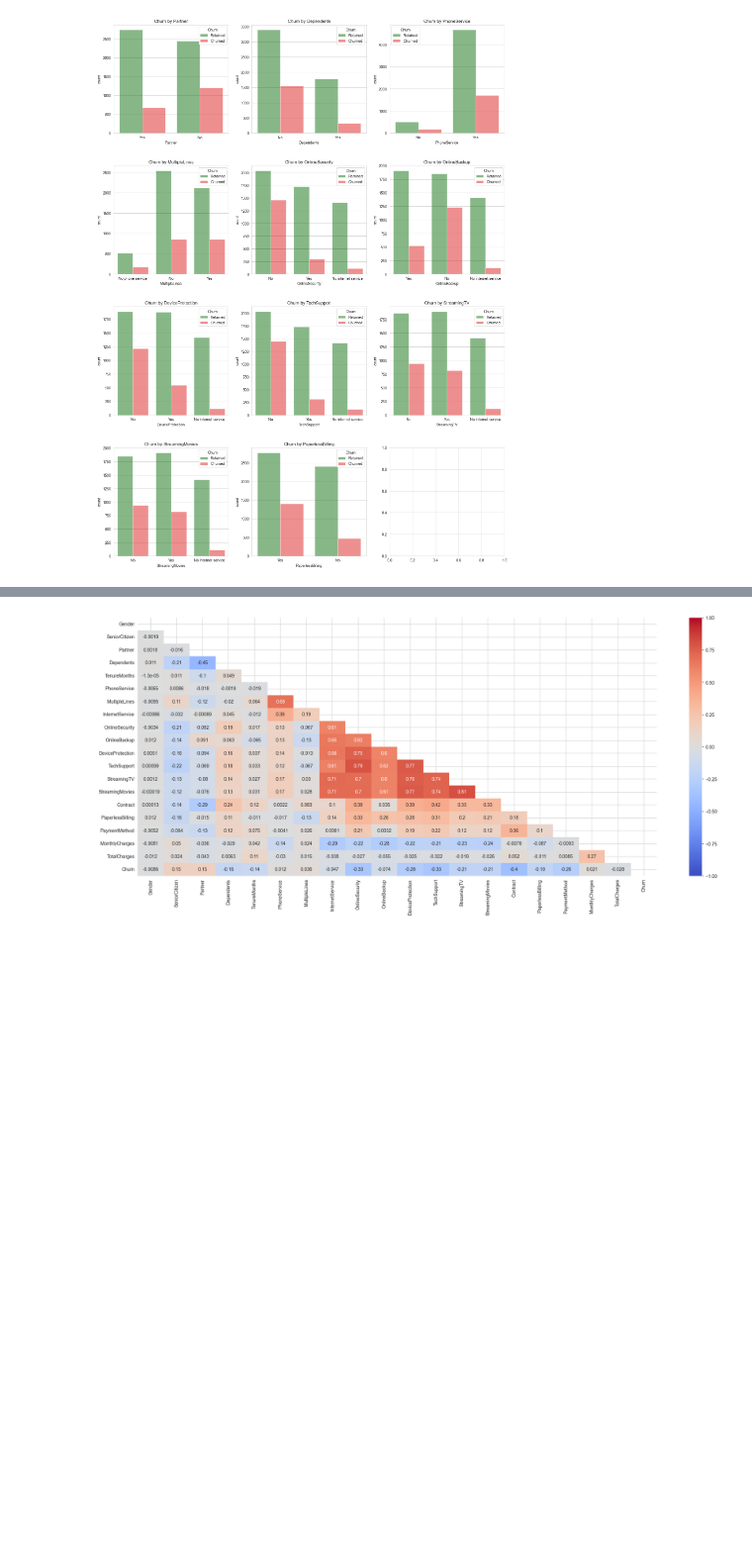
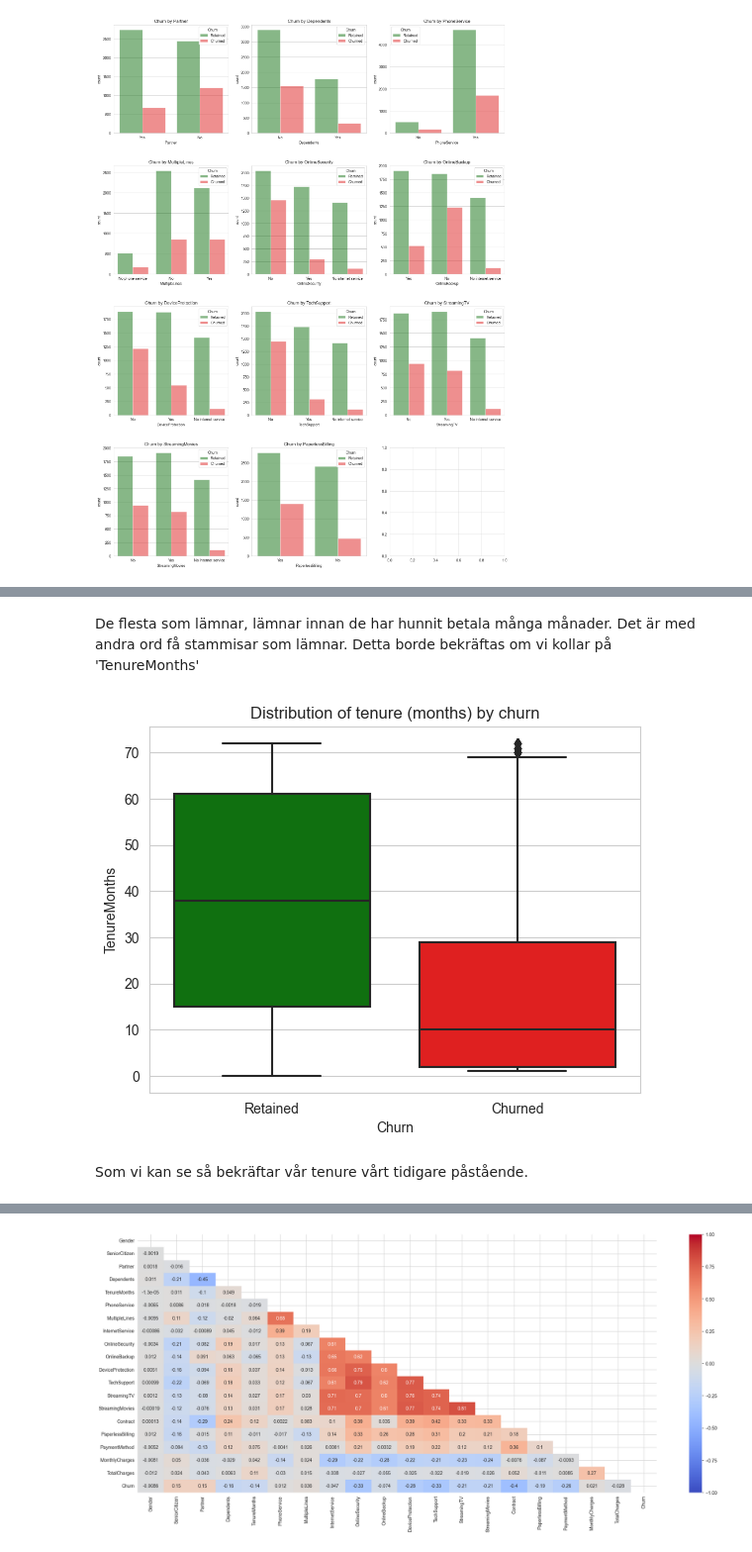
Before and after one commit to HermanCoding/AI2_Inlamning1, a Jupyter notebook: Inlamning1.ipynb, the cells around one changed output, grey strips where cells are left out. Shown at 99% size. Saved outputs shown, nothing was run; the diff lists cells and outputs as text; code cells hidden in the pictures; blank space fills up the shorter version.

```diff
--- a/Inlamning1.ipynb
+++ b/Inlamning1.ipynb
@@ -411,3 +464,14 @@ De grafer som sticker ut mest är 'Churn by TechSupport' och 'Churn by OnlineSec
+# %% [markdown]
+De flesta som lämnar, lämnar innan de har hunnit betala många månader. Det är med andra ord få stammisar som lämnar. Detta borde bekräftas om vi kollar på 'TenureMonths'
+# %%
+fig, ax = plt.subplots(1, 1)
+ax = sns.boxplot(df, x='Churn', y = 'TenureMonths', palette=['green', 'red'])
+ax.set_title('Distribution of tenure (months) by churn')
+plt.show()
+# %% [output]
+[figure, added]
+# %% [markdown]
+Som vi kan se så bekräftar vår tenure vårt tidigare påstående.
 # %% [markdown]
 # Korrelationskarta
 För att bedöma hur värdena hänger ihop så skapar jag en korrelationskarta.
```
Also changed, not shown: parts of 37 cells of this notebook.
